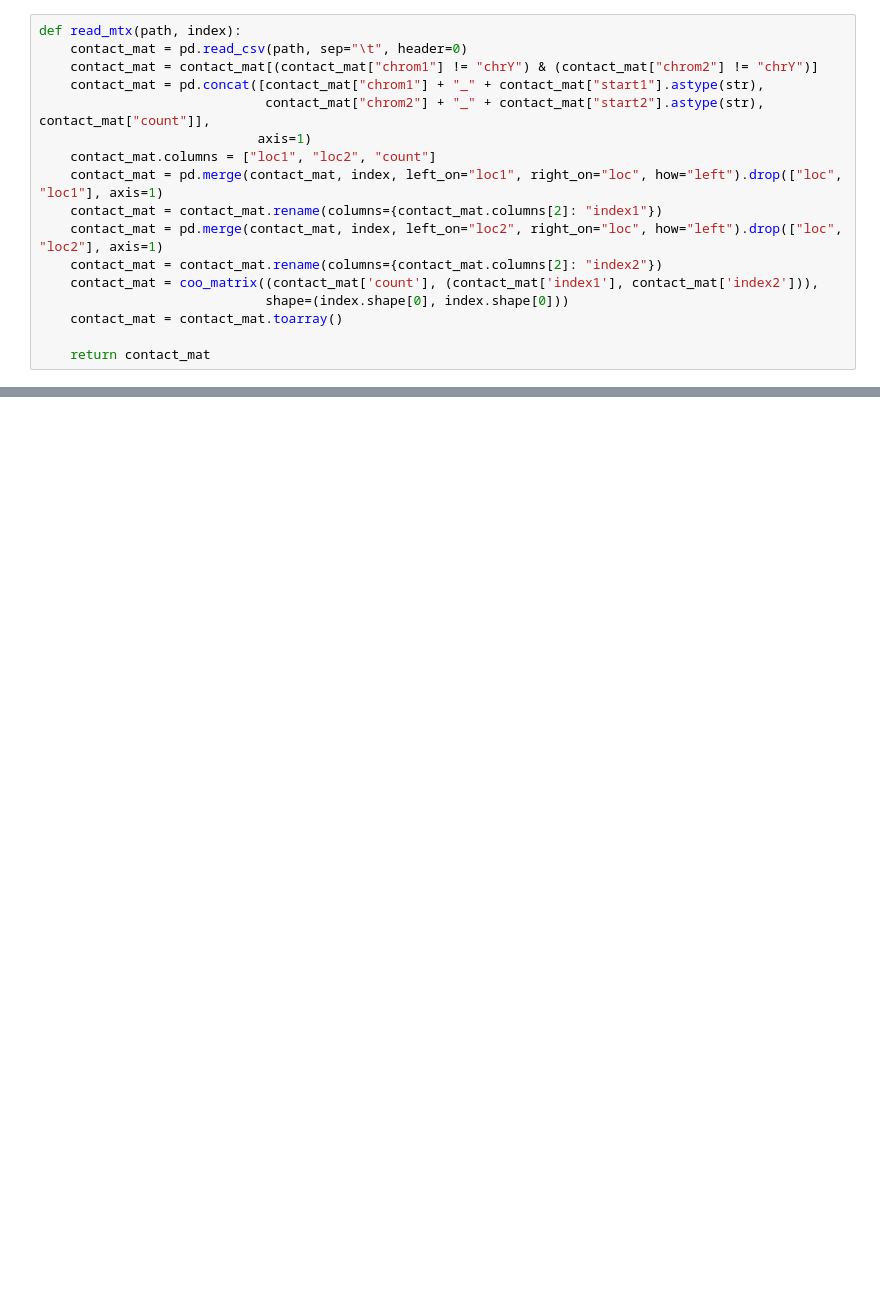
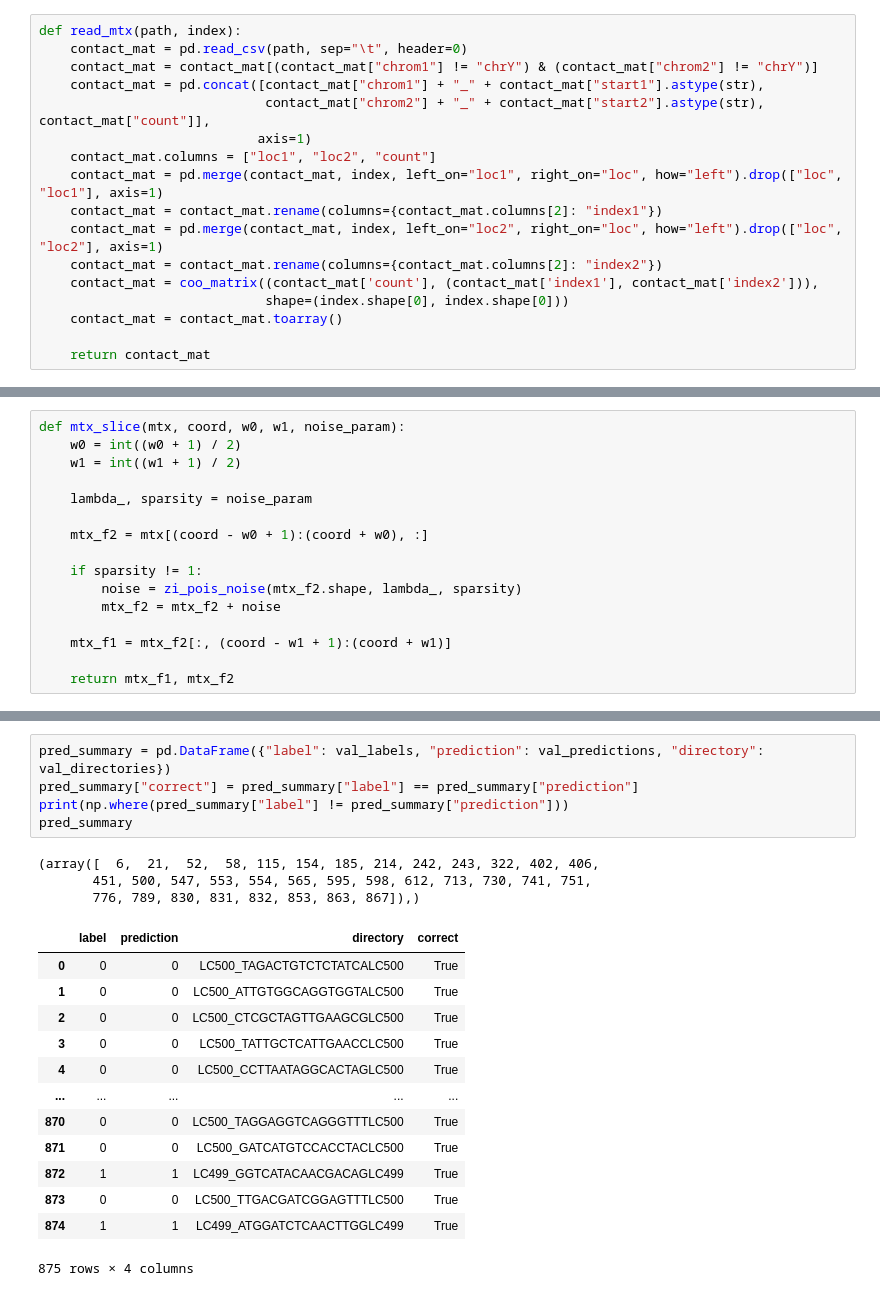
Before and after one commit to Enterprise-D/ecDNAalternative, a Jupyter notebook: model.ipynb, the cells around one changed output, grey strips where cells are left out. Saved outputs shown, nothing was run; the diff lists cells and outputs as text; blank space fills up the shorter version.

```diff
--- a/model.ipynb
+++ b/model.ipynb
@@ -33,0 +47,16 @@ def read_mtx(path, index):
+# %%
+def mtx_slice(mtx, coord, w0, w1, noise_param):
+    w0 = int((w0 + 1) / 2)
+    w1 = int((w1 + 1) / 2)
+
+    lambda_, sparsity = noise_param
+
+    mtx_f2 = mtx[(coord - w0 + 1):(coord + w0), :]
+
+    if sparsity != 1:
+        noise = zi_pois_noise(mtx_f2.shape, lambda_, sparsity)
+        mtx_f2 = mtx_f2 + noise
+
+    mtx_f1 = mtx_f2[:, (coord - w1 + 1):(coord + w1)]
+
+    return mtx_f1, mtx_f2
@@ -198,0 +312,22 @@ print(f'Test Accuracy: {test_accuracy * 100:.2f}%')
+# %%
+pred_summary = pd.DataFrame({"label": val_labels, "prediction": val_predictions, "directory": val_directories})
+pred_summary["correct"] = pred_summary["label"] == pred_summary["prediction"]
+print(np.where(pred_summary["label"] != pred_summary["prediction"]))
+pred_summary
+# %% [output]
+(array([  6,  21,  52,  58, 115, 154, 185, 214, 242, 243, 322, 402, 406,
+       451, 500, 547, 553, 554, 565, 595, 598, 612, 713, 730, 741, 751,
+       776, 789, 830, 831, 832, 853, 863, 867]),)
+|  | label | prediction | directory | correct |
+| 0 | 0 | 0 | LC500_TAGACTGTCTCTATCALC500 | True |
+| 1 | 0 | 0 | LC500_ATTGTGGCAGGTGGTALC500 | True |
+| 2 | 0 | 0 | LC500_CTCGCTAGTTGAAGCGLC500 | True |
+| 3 | 0 | 0 | LC500_TATTGCTCATTGAACCLC500 | True |
+| 4 | 0 | 0 | LC500_CCTTAATAGGCACTAGLC500 | True |
+| ... | ... | ... | ... | ... |
+| 870 | 0 | 0 | LC500_TAGGAGGTCAGGGTTTLC500 | True |
+| 871 | 0 | 0 | LC500_GATCATGTCCACCTACLC500 | True |
+| 872 | 1 | 1 | LC499_GGTCATACAACGACAGLC499 | True |
+| 873 | 0 | 0 | LC500_TTGACGATCGGAGTTTLC500 | True |
+| 874 | 1 | 1 | LC499_ATGGATCTCAACTTGGLC499 | True |
+875 rows × 4 columns
```
Also changed, not shown: parts of 13 cells of this notebook, 2 other files.
